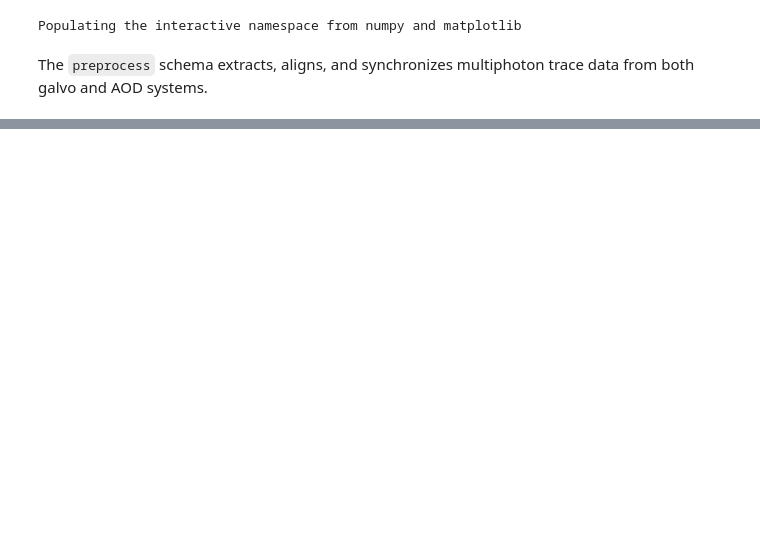
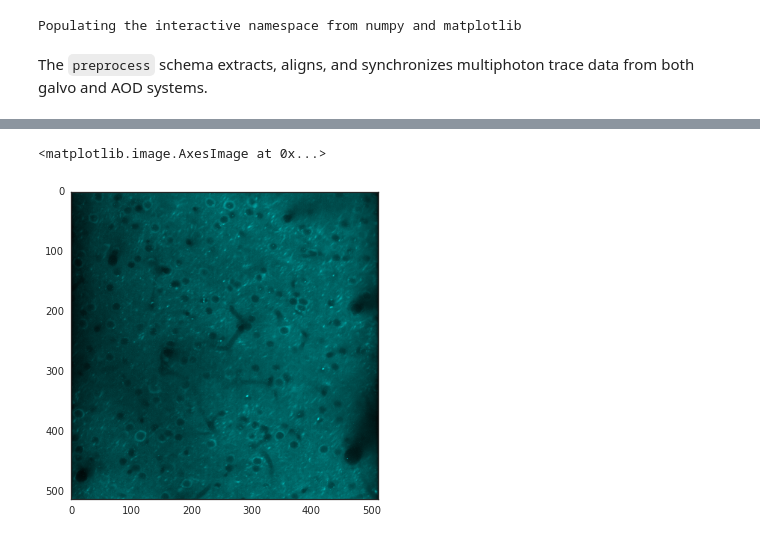
Before and after one commit to cajal/pipeline, a Jupyter notebook: python/jupyter/notebooks/pipeline_preprocess.ipynb, the cells around one changed output, grey strips where cells are left out. Saved outputs shown, nothing was run; the diff lists cells and outputs as text; code cells hidden in the pictures; blank space fills up the shorter version.

```diff
--- a/python/jupyter/notebooks/pipeline_preprocess.ipynb
+++ b/python/jupyter/notebooks/pipeline_preprocess.ipynb
@@ -32,0 +57,5 @@ The schema has dependencies on schemas `pipeline.experiment` and `pipeline.psy`:
+# %%
+from pipeline import experiment
+scans = experiment.Scan() & (experiment.Session() & 'session_date="2016-06-16"' & 'username="jake"') &  preprocess.Prepare.GalvoAverageFrame()
+for key in scans.fetch.keys():
+    print(key)
@@ -32,0 +69,4 @@ The schema has dependencies on schemas `pipeline.experiment` and `pipeline.psy`:
+# %%
+keys = list((scans*preprocess.Slice()).fetch.keys())
+frames = preprocess.Prepare.GalvoAverageFrame() & keys[1]
+frames
@@ -32,0 +79,11 @@ The schema has dependencies on schemas `pipeline.experiment` and `pipeline.psy`:
+# %%
+g, b = frames.fetch['frame']
+normalize = lambda x: (x - x.min())/(x.max()-x.min())
+import seaborn as sns
+I = np.stack([np.zeros_like(g), normalize(b), normalize(b)],2)
+with sns.axes_style('white'):
+    fig,axe = plt.subplots()
+axe.imshow(I)
+# %% [output]
+<matplotlib.image.AxesImage at 0x...>
+[figure, added]
```
Also changed, not shown: parts of 18 cells of this notebook, 3 other files.
